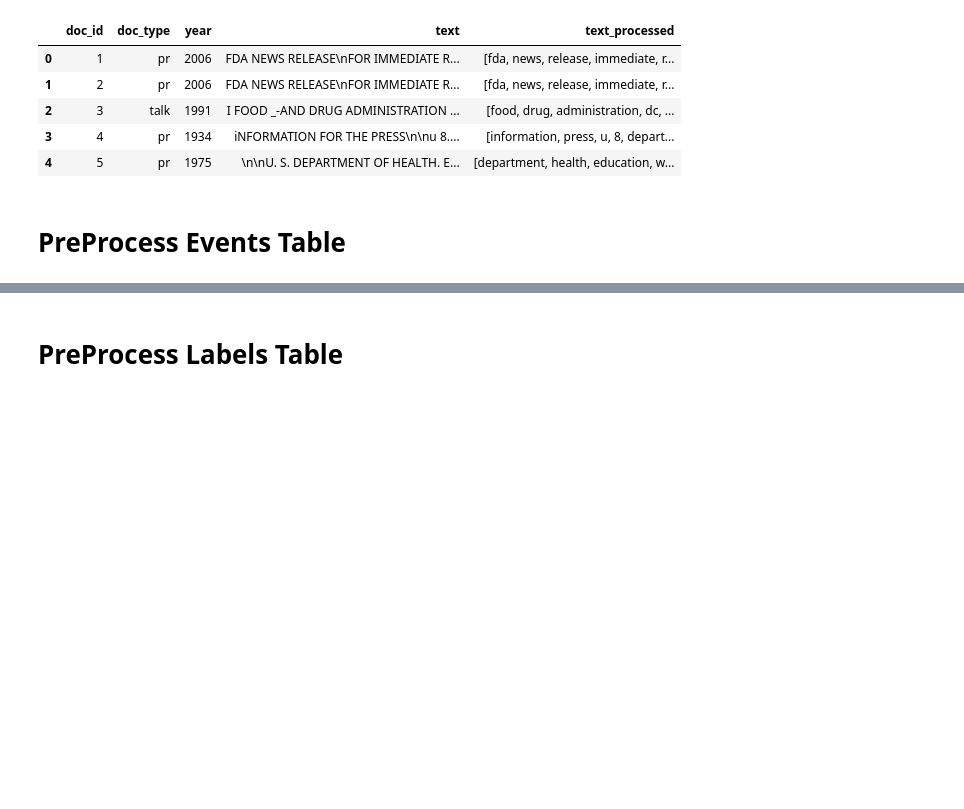
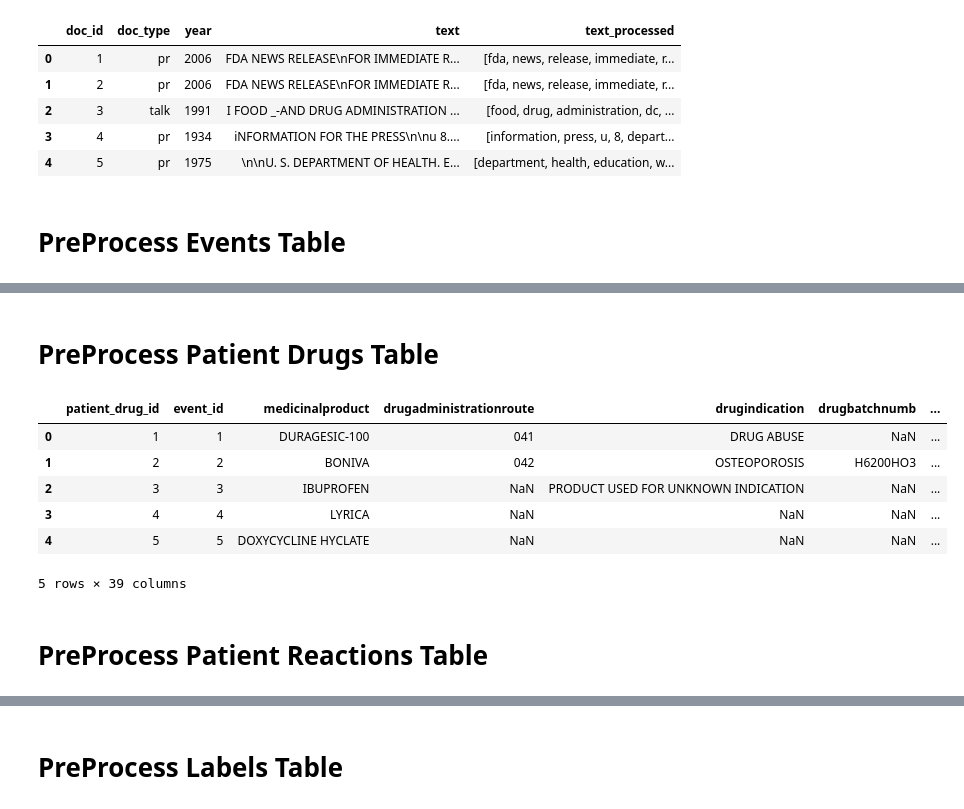
Before and after one commit to teamlunarlanding/Pharma-Drug-Surveillance, a Jupyter notebook: DataProcessing.ipynb, the cells around one changed output, grey strips where cells are left out. Cells and saved outputs as stored; diff of their text form; code cells hidden in the pictures; blank space fills up the shorter version.

```diff
--- a/DataProcessing.ipynb
+++ b/DataProcessing.ipynb
@@ -694,0 +777,72 @@ Duplicates:  0
+# %% [markdown]
+# PreProcess Patient Drugs Table
+# %%
+patient_drugs_table
+
+patient_drugs_table = add_sequential_index(patient_drugs_table,'patient_drug_id')
+
+patient_drugs_table.head()
+
+patient_drugs_table.columns
+#drugcharacteriziation:
+#medicinalproduct:
+
+patient_drugs_table = pd.DataFrame(patient_drugs_table,
+                               columns = [
+                                'patient_drug_id',  # Identifier for patient drug
+                                'event_id',  # Identifier for the event
+                                # 'drugcharacterization',  # Level of detail for the drug in the event report
+                                'medicinalproduct',  # Name of the drug
+                                # 'drugauthorizationnumb',  # Marketing authorization number of the drug
+                                'drugadministrationroute',  # Route of administration for the drug
+                                'drugindication',  # Indication for use of the drug
+                                'drugbatchnumb',  # Batch number for the drug
+                                'drugstructuredosagenumb',  # Structured dosage number of the drug
+                                'drugstructuredosageunit',  # Unit of structured dosage for the drug
+                                'drugdosagetext',  # Textual description of the dosage for the drug
+                                # 'drugstartdateformat',  # Date format for the start date of drug administration
+                                'drugstartdate',  # Start date of drug administration
+                                'drugrecurreadministration',  # Indicator for recurring drug administration
+                                'drugadditional',  # Additional details about the drug
+                                'openfda.application_number',  # FDA application number for the drug
+                                'openfda.brand_name',  # Brand name for the drug
+                                'openfda.generic_name',  # Generic name for the drug
+                                'openfda.manufacturer_name',  # Manufacturer name for the drug
+                                'openfda.product_ndc',  # NDC (National Drug Code) number for the drug product
+                                'openfda.product_type',  # Type of drug product (e.g., HUMAN PRESCRIPTION DRUG)
+                                # 'openfda.route',  # Route of administration for the drug
+                                'openfda.substance_name',  # Substance name associated with the drug
+                                'openfda.rxcui',  # RxNorm Concept Unique Identifier (RxCUI) for the drug
+                                'openfda.spl_id',  # Structured Product Labeling (SPL) ID for the drug
+                                'openfda.spl_set_id',  # SPL Set ID for the drug
+                                'openfda.package_ndc',  # NDC (National Drug Code) number for the drug package
+                                'openfda.nui',  # NUI (National Uniform Identifier) for the drug
+                                'openfda.pharm_class_moa',  # Pharmacological class (Mechanism of Action) for the drug
+                                'openfda.pharm_class_cs',  # Chemical structure class for the drug
+                                'openfda.pharm_class_epc',  # Pharmacological class (EPC) for the drug
+                                'openfda.unii',  # Unique Ingredient Identifier (UNII) for the drug substance
+                                'actiondrug',  # Action taken with the drug
+                                'drugdosageform',  # Dosage form of the drug
+                                'openfda.pharm_class_pe',  # Pharmacological class (Physiologic Effect) for the drug
+                                'activesubstance.activesubstancename',  # Name of the active substance in the drug
+                                'drugenddateformat',  # Date format for the end date of drug administration
+                                'drugenddate',  # End date of drug administration
+                                'drugseparatedosagenumb',  # Separated dosage number for the drug
+                                'drugintervaldosageunitnumb',  # Interval dosage unit number for the drug
+                                'drugintervaldosagedefinition',  # Definition of interval dosage for the drug
+                                'drugcumulativedosagenumb',  # Cumulative dosage number for the drug
+                                'drugcumulativedosageunit'  # Unit of cumulative dosage for the drug
+                            ])
+
+
+patient_drugs_table.head()
+# %% [output]
+|  | patient_drug_id | event_id | medicinalproduct | drugadministrationroute | drugindication | drugbatchnumb | ... |
+| 0 | 1 | 1 | DURAGESIC-100 | 041 | DRUG ABUSE | NaN | ... |
+| 1 | 2 | 2 | BONIVA | 042 | OSTEOPOROSIS | H6200HO3 | ... |
+| 2 | 3 | 3 | IBUPROFEN | NaN | PRODUCT USED FOR UNKNOWN INDICATION | NaN | ... |
+| 3 | 4 | 4 | LYRICA | NaN | NaN | NaN | ... |
+| 4 | 5 | 5 | DOXYCYCLINE HYCLATE | NaN | NaN | NaN | ... |
+5 rows × 39 columns
+# %% [markdown]
+# PreProcess Patient Reactions Table
```
Also changed, not shown: parts of 19 cells of this notebook, 1 other file.
